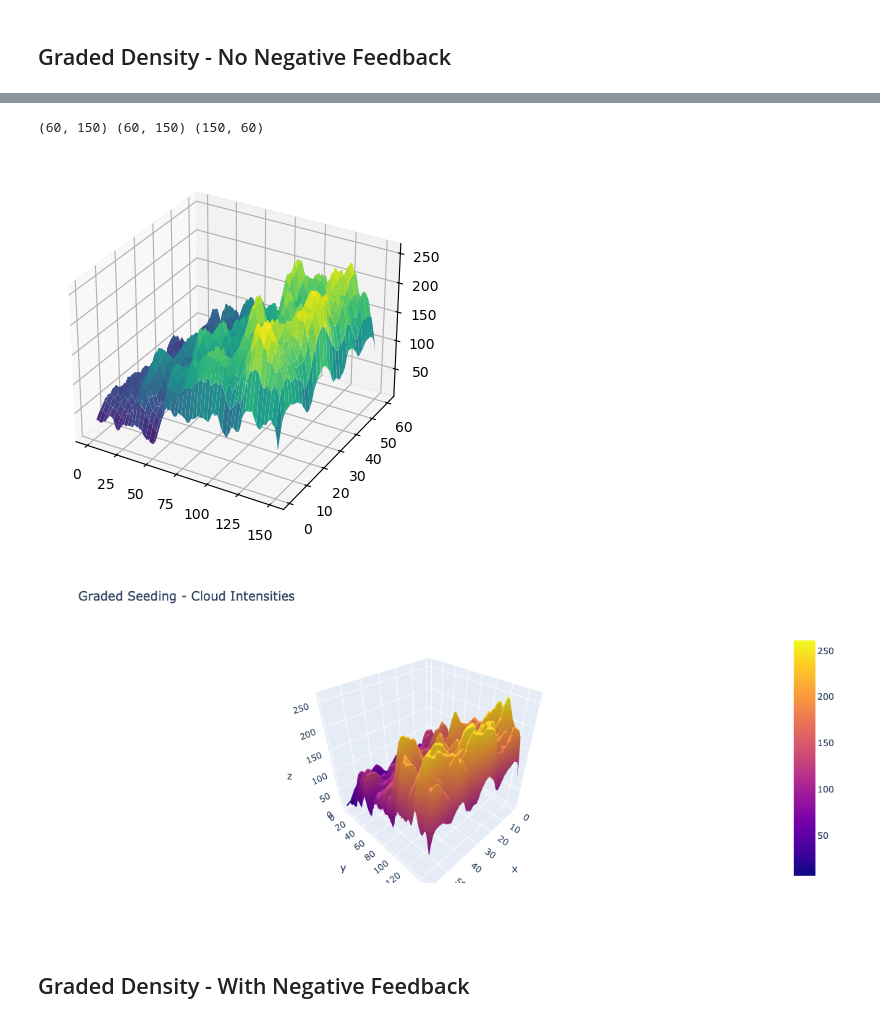
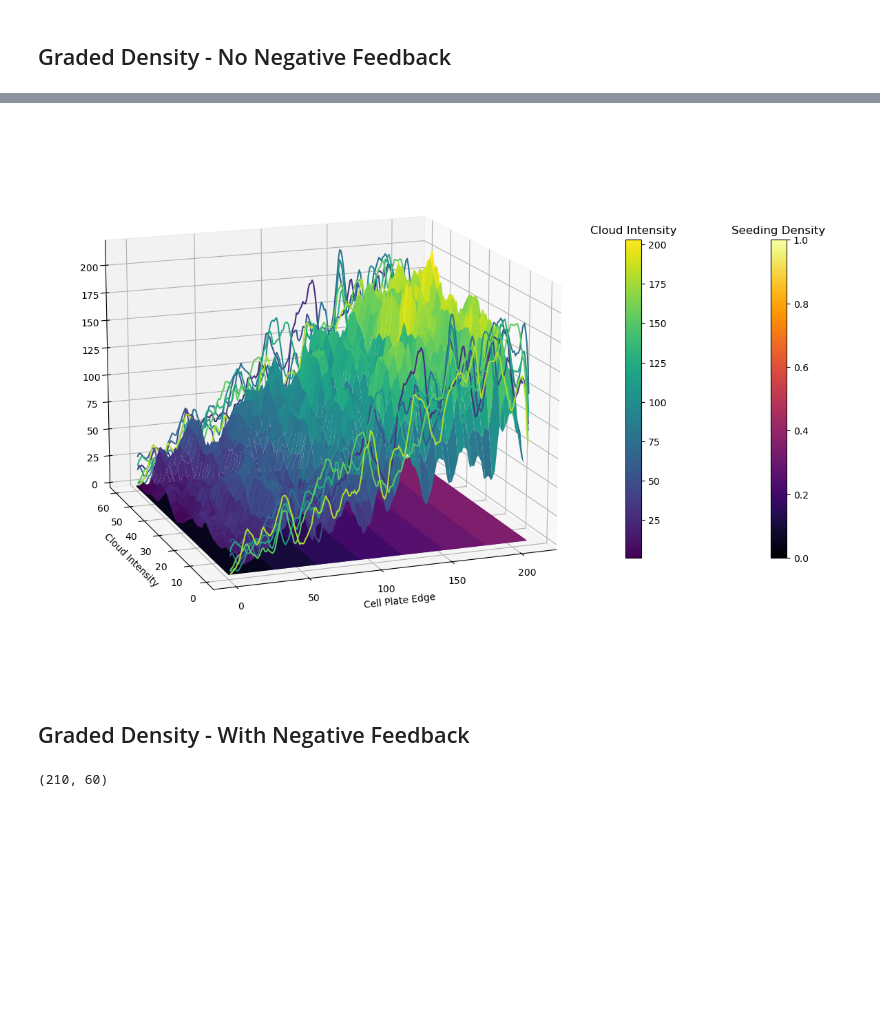
Before and after one commit to karthik-d/quorum-sensing-network, a Jupyter notebook: notebooks/graded_seeding.ipynb, the cells around one changed output, grey strips where cells are left out. Drawn from its saved outputs; the diff is of its cells as text; code cells hidden in the pictures; blank space fills up the shorter version.

Commit message:
graded seeding 3d plots

```diff
--- a/notebooks/graded_seeding.ipynb
+++ b/notebooks/graded_seeding.ipynb
@@ -18,3 +63,6 @@ Users should manage prebuilt extensions with package managers like pip and conda
 clouds_all = np.load("quorum-sensing/notebooks/graded_seeding/noneg_gradedseeding_clouds_all.npy")
 levels_all = np.load("quorum-sensing/notebooks/graded_seeding/noneg_gradedseeding_levels_all.npy")
 cloud_to_plot = clouds_all[-1, :, :]
+level_to_plot = levels_all[-1, :, :]
+density_distribution = np.vstack([x*np.ones((30, 60)) for x in [0.05*x for x in range(1, 8)]])
+print(density_distribution)
@@ -21,25 +77,40 @@ cloud_to_plot = clouds_all[-1, :, :]
 # %%
 X, Y = np.meshgrid(np.arange(1, cloud_to_plot.shape[0]+1, 1), np.arange(1, cloud_to_plot.shape[1]+1, 1))
-print(X.shape, Y.shape, cloud_to_plot.shape)
+norm = Normalize()
 
-fig = plot.figure()
-ax = fig.add_subplot(111, projection='3d')
-ax.plot_surface(X, Y, cloud_to_plot.T, cmap='viridis')
+fig = plot.figure(figsize=(16, 12))
+ax1 = fig.add_subplot(111, projection='3d')
+ax1.view_init(elev=15, azim=250)
+surf = ax1.plot_surface(X, Y, cloud_to_plot.T, cmap='viridis')
+contour = ax1.contour(X, Y, cloud_to_plot.T, zdir='y', offset=0, cmap='viridis')
+contour = ax1.contour(X, Y, cloud_to_plot.T, zdir='y', offset=60, cmap='viridis')
+base = imshow3d(ax1, density_distribution.T, value_direction='z', cmap='inferno')
+# add colorbars
+density_cbar = plot.colorbar(base, shrink=0.5)
+density_cbar.ax.set_title("Seeding Density")
+cntr_cbar = plot.colorbar(surf, shrink=0.5)
+cntr_cbar.ax.set_title("Cloud Intensity")
+# set axes
+ax1.set_xlabel('Cell Plate Edge')
+ax1.set_ylabel('Cell Plate Edge')
+ax1.set_ylabel('Cloud Intensity')
+# show plot
 plot.show()
 # %% [output]
-(60, 150) (60, 150) (150, 60)
-[figure, old version]
+[figure, new version]
 # %%
 fig = go.Figure(data=[go.Surface(z=cloud_to_plot)])
-fig.update_layout(title=dict(text='Graded Seeding - Cloud Intensities'), autosize=False,
-                  width=500, height=500,
-                  margin=dict(l=65, r=50, b=65, t=90))
+fig.update_layout(title=dict(text='Graded Seeding - Cloud Intensities'), autosize=True,
+                  width=500, height=500)
 fig.show()
-# %% [output]
-[figure, removed]
 # %% [markdown]
 ## Graded Density - With Negative Feedback
 # %%
 clouds_all = np.load("quorum-sensing/notebooks/graded_seeding/gradedseeding_clouds_all.npy")
 levels_all = np.load("quorum-sensing/notebooks/graded_seeding/gradedseeding_levels_all.npy")
 cloud_to_plot = clouds_all[-1, :, :]
+level_to_plot = levels_all[-1, :, :]
+density_distribution = np.vstack([x*np.ones((30, 60)) for x in [0.05*x for x in range(1, 8)]])
+print(density_distribution.shape)
+# %% [output]
+(210, 60)
```
Also changed, not shown: parts of 5 cells of this notebook, 5 other files.
